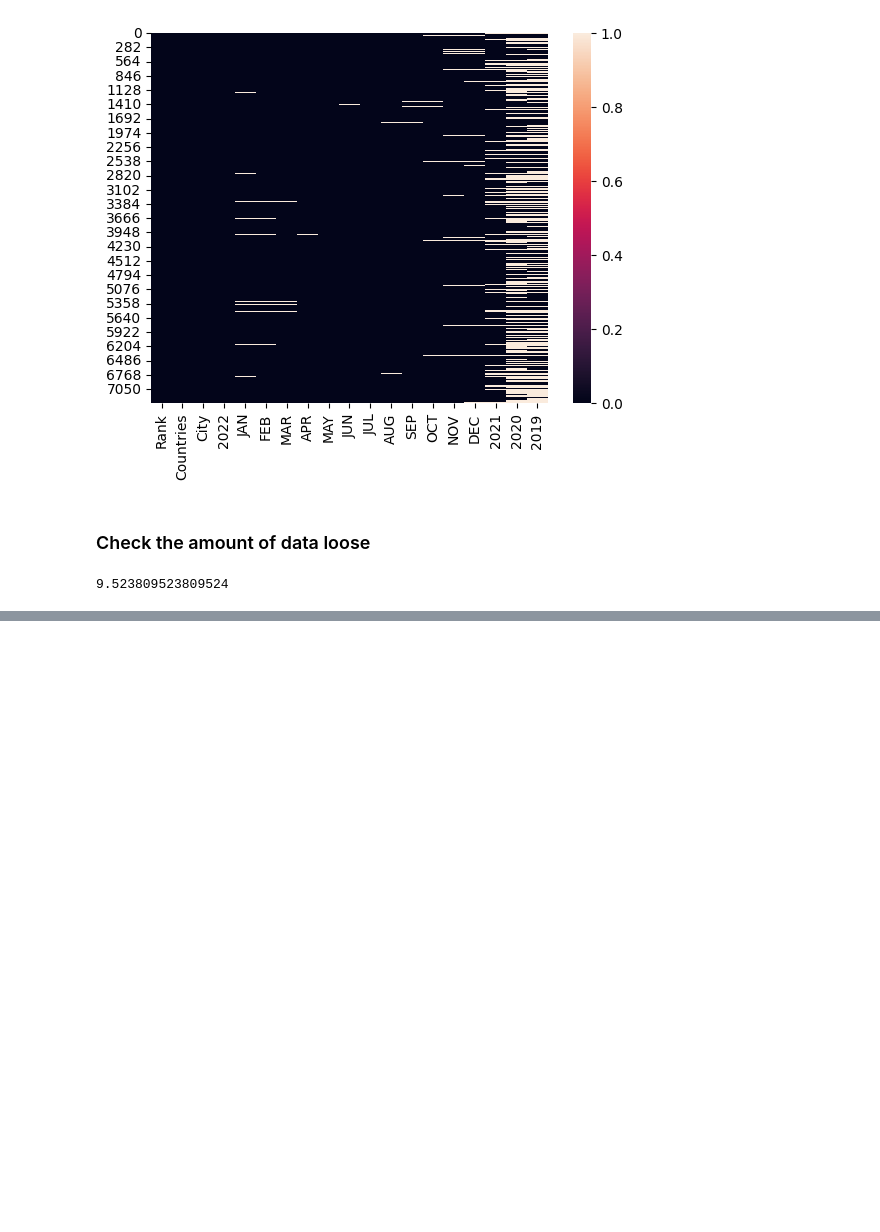
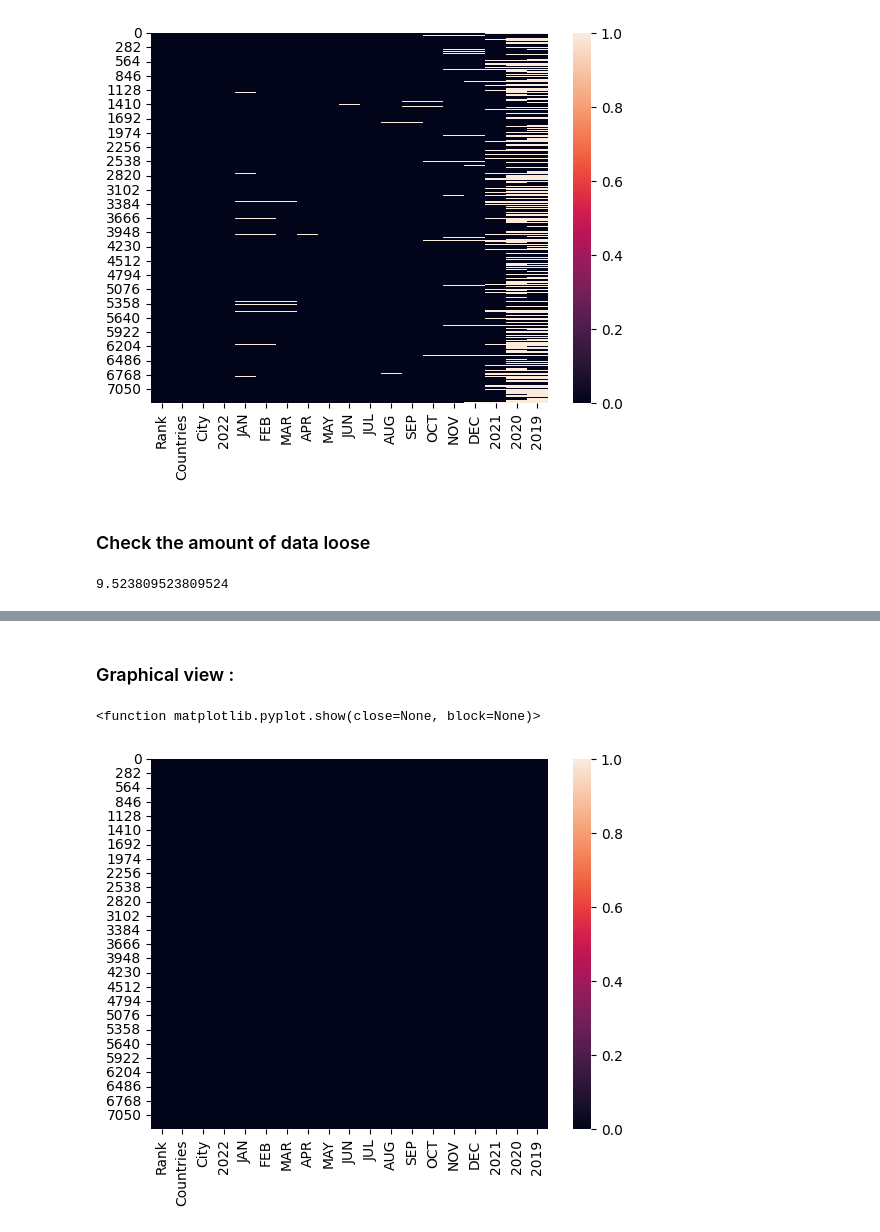
Before and after one commit to mardavsj/Data-Cleaning-Project, a Jupyter notebook: data_cleaning.ipynb, the cells around one changed output, grey strips where cells are left out. Drawn from its saved outputs; the diff is of its cells as text; code cells hidden in the pictures; blank space fills up the shorter version.

```diff
--- a/data_cleaning.ipynb
+++ b/data_cleaning.ipynb
@@ -130,0 +171,3 @@ plt.show
+# %%
+for i in dataset.select_dtypes(include="float64").columns:
+    dataset[i].fillna(dataset[i].mode()[0], inplace=True)
@@ -130,0 +206,8 @@ plt.show
+# %% [markdown]
+### Graphical view :
+# %%
+sns.heatmap(dataset.isnull())
+plt.show
+# %% [output]
+<function matplotlib.pyplot.show(close=None, block=None)>
+[figure, added]
```
Also changed, not shown: parts of 7 cells of this notebook.
